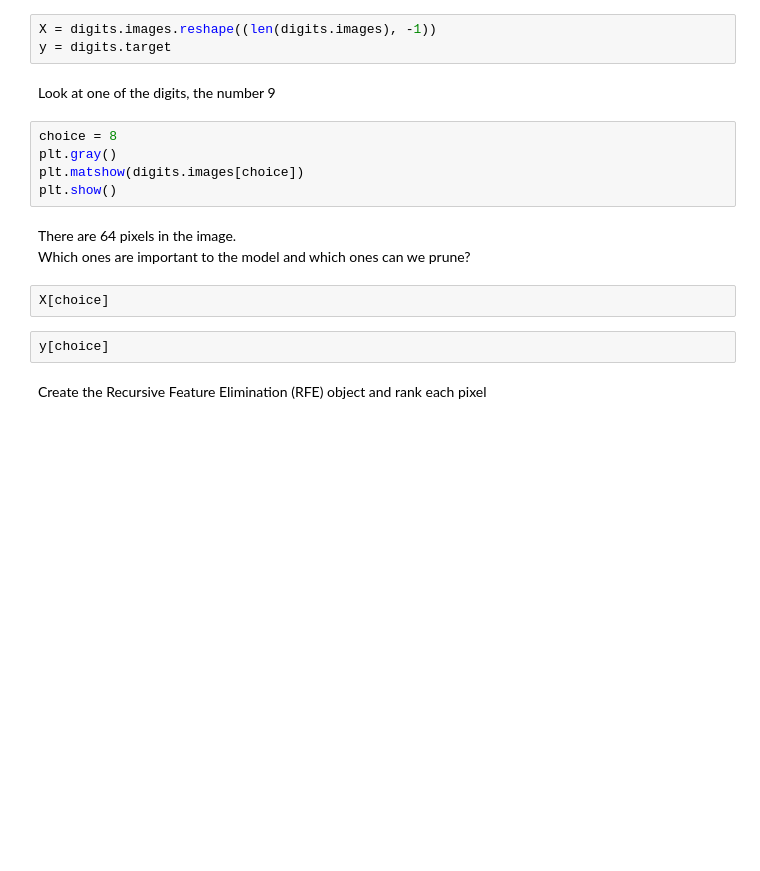
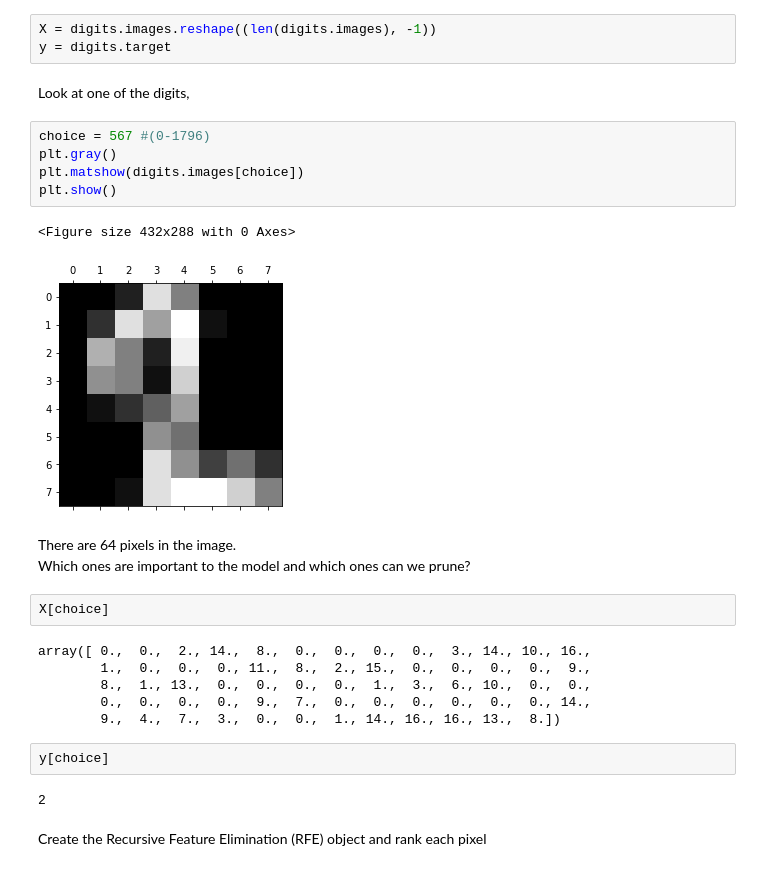
Before and after one commit to cagBRT/Machine-Learning, a Jupyter notebook: FeatureSelection1.ipynb, the cells around one changed output. Saved outputs shown, nothing was run; the diff lists cells and outputs as text; blank space fills up the shorter version.

```diff
--- a/FeatureSelection1.ipynb
+++ b/FeatureSelection1.ipynb
@@ -232,19 +281,30 @@ print(digits.data.shape)
 X = digits.images.reshape((len(digits.images), -1))
 y = digits.target
 # %% [markdown]
-Look at one of the digits, the number 9
+Look at one of the digits,
 # %%
-choice = 8
+choice = 567 #(0-1796)
 plt.gray()
 plt.matshow(digits.images[choice])
 plt.show()
+# %% [output]
+<Figure size 432x288 with 0 Axes>
+[figure, added]
 # %% [markdown]
 There are 64 pixels in the image. <br>
 Which ones are important to the model and which ones can we prune?
 # %%
 X[choice]
+# %% [output]
+array([ 0.,  0.,  2., 14.,  8.,  0.,  0.,  0.,  0.,  3., 14., 10., 16.,
+        1.,  0.,  0.,  0., 11.,  8.,  2., 15.,  0.,  0.,  0.,  0.,  9.,
+        8.,  1., 13.,  0.,  0.,  0.,  0.,  1.,  3.,  6., 10.,  0.,  0.,
+        0.,  0.,  0.,  0.,  9.,  7.,  0.,  0.,  0.,  0.,  0.,  0., 14.,
+        9.,  4.,  7.,  3.,  0.,  0.,  1., 14., 16., 16., 13.,  8.])
 # %%
 y[choice]
+# %% [output]
+2
 # %% [markdown]
 Create the Recursive Feature Elimination (RFE) object and rank each pixel
 # %%
```
Also changed, not shown: parts of 60 cells of this notebook.
